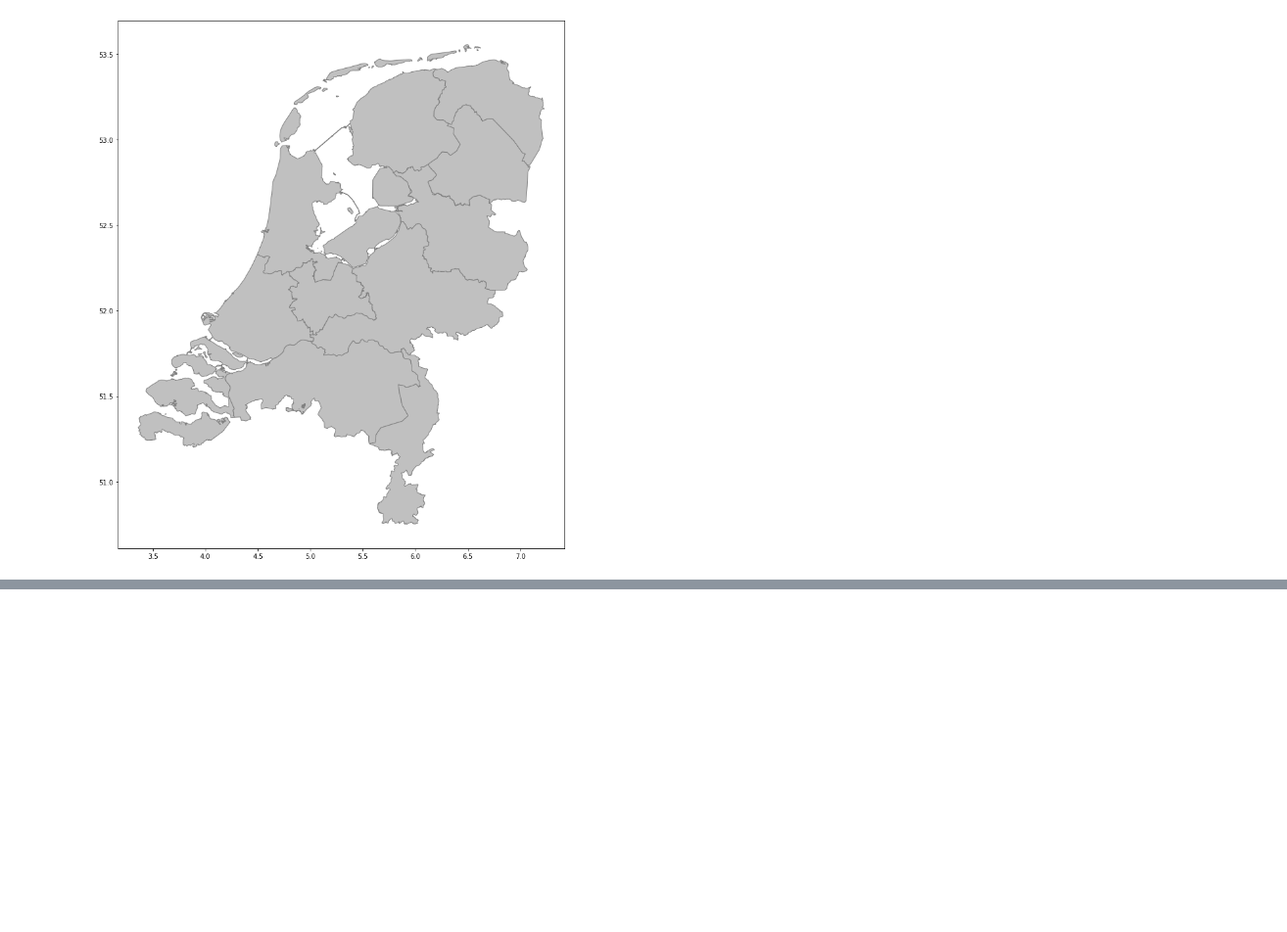
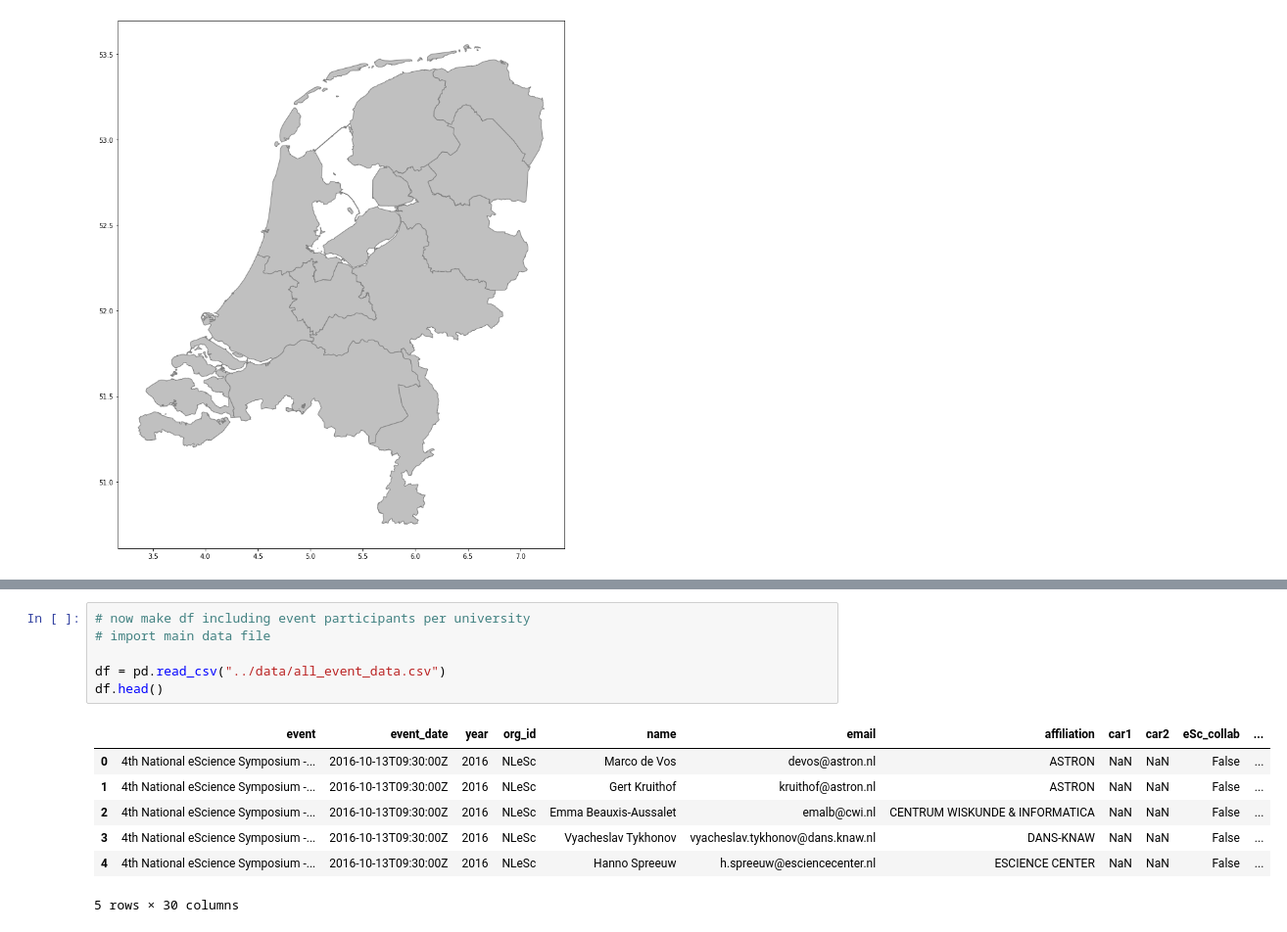
Before and after one commit to escience-academy/workshop_analysis, a Jupyter notebook: viz/Eventbrite_maps.ipynb, the cells around one changed output, grey strips where cells are left out. Shown: that part at 98% size. Drawn from its saved outputs; the diff is of its cells as text; blank space fills up the shorter version.

```diff
--- a/viz/Eventbrite_maps.ipynb
+++ b/viz/Eventbrite_maps.ipynb
@@ -47,0 +81,14 @@ gdf = gpd.GeoDataFrame(universities)
+# %%
+# now make df including event participants per university
+# import main data file
+
+df = pd.read_csv("../data/all_event_data.csv")
+df.head()
+# %% [output]
+|  | event | event_date | year | org_id | name | email | affiliation | car1 | car2 | eSc_collab | ... |
+| 0 | 4th National eScience Symposium -... | 2016-10-13T09:30:00Z | 2016 | NLeSc | Marco de Vos | devos@astron.nl | ASTRON | NaN | NaN | False | ... |
+| 1 | 4th National eScience Symposium -... | 2016-10-13T09:30:00Z | 2016 | NLeSc | Gert Kruithof | kruithof@astron.nl | ASTRON | NaN | NaN | False | ... |
+| 2 | 4th National eScience Symposium -... | 2016-10-13T09:30:00Z | 2016 | NLeSc | Emma Beauxis-Aussalet | emalb@cwi.nl | CENTRUM WISKUNDE & INFORMATICA | NaN | NaN | False | ... |
+| 3 | 4th National eScience Symposium -... | 2016-10-13T09:30:00Z | 2016 | NLeSc | Vyacheslav Tykhonov | vyacheslav.tykhonov@dans.knaw.nl | DANS-KNAW | NaN | NaN | False | ... |
+| 4 | 4th National eScience Symposium -... | 2016-10-13T09:30:00Z | 2016 | NLeSc | Hanno Spreeuw | h.spreeuw@esciencecenter.nl | ESCIENCE CENTER | NaN | NaN | False | ... |
+5 rows × 30 columns
```
Also changed, not shown: parts of 16 cells of this notebook, 1 other file.
